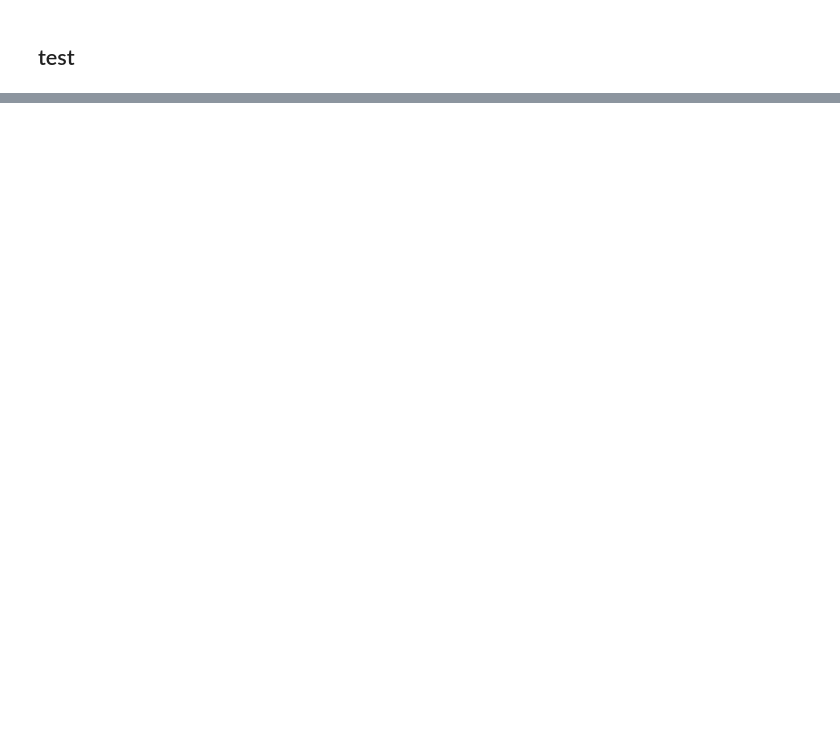
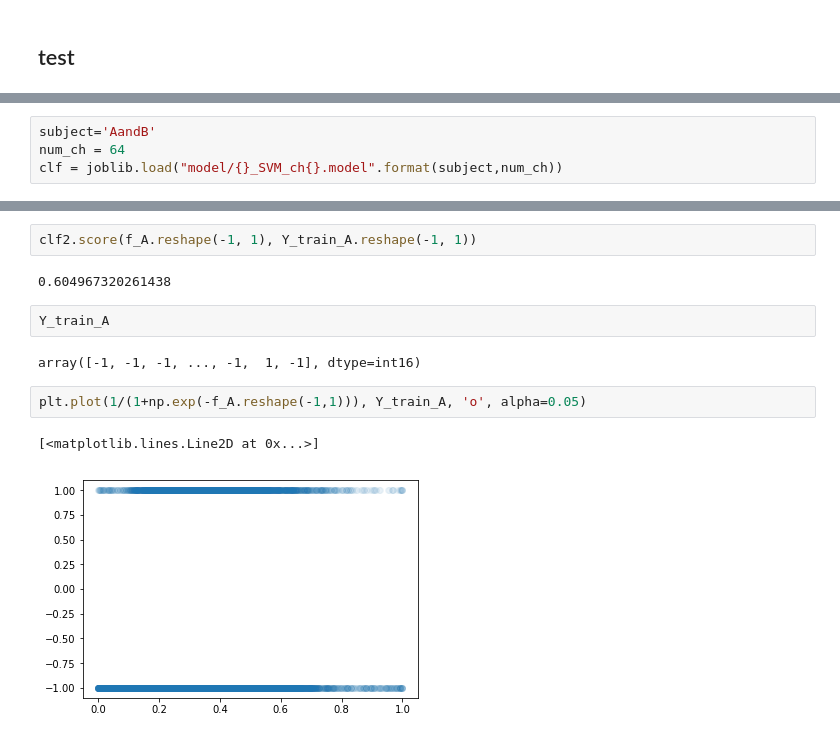
Before and after one commit to ys7yoo/iP300, a Jupyter notebook: train_SVM.ipynb, the cells around one changed output, grey strips where cells are left out. Saved outputs shown, nothing was run; the diff lists cells and outputs as text; blank space fills up the shorter version.

```diff
--- a/train_SVM.ipynb
+++ b/train_SVM.ipynb
@@ -100,0 +78,4 @@ clf.score(X_test_B, Y_test_B)
+# %%
+subject='AandB'
+num_ch = 64
+clf = joblib.load("model/{}_SVM_ch{}.model".format(subject,num_ch))
@@ -100,0 +141,13 @@ clf.score(X_test_B, Y_test_B)
+# %%
+clf2.score(f_A.reshape(-1, 1), Y_train_A.reshape(-1, 1))
+# %% [output]
+0.604967320261438
+# %%
+Y_train_A
+# %% [output]
+array([-1, -1, -1, ..., -1,  1, -1], dtype=int16)
+# %%
+plt.plot(1/(1+np.exp(-f_A.reshape(-1,1))), Y_train_A, 'o', alpha=0.05)
+# %% [output]
+[<matplotlib.lines.Line2D at 0x...>]
+[figure, added]
```
Also changed, not shown: parts of 16 cells of this notebook, 1 other file.
